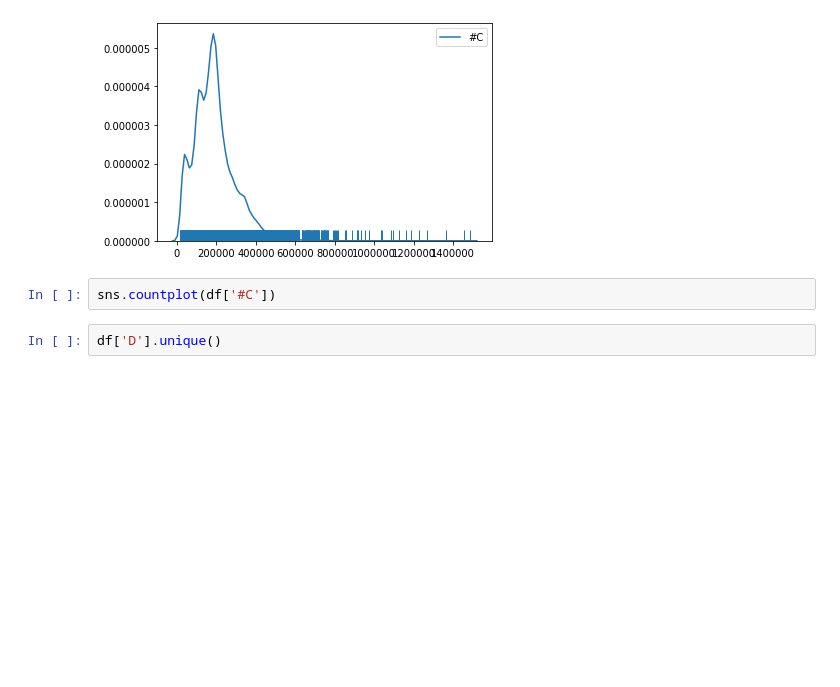
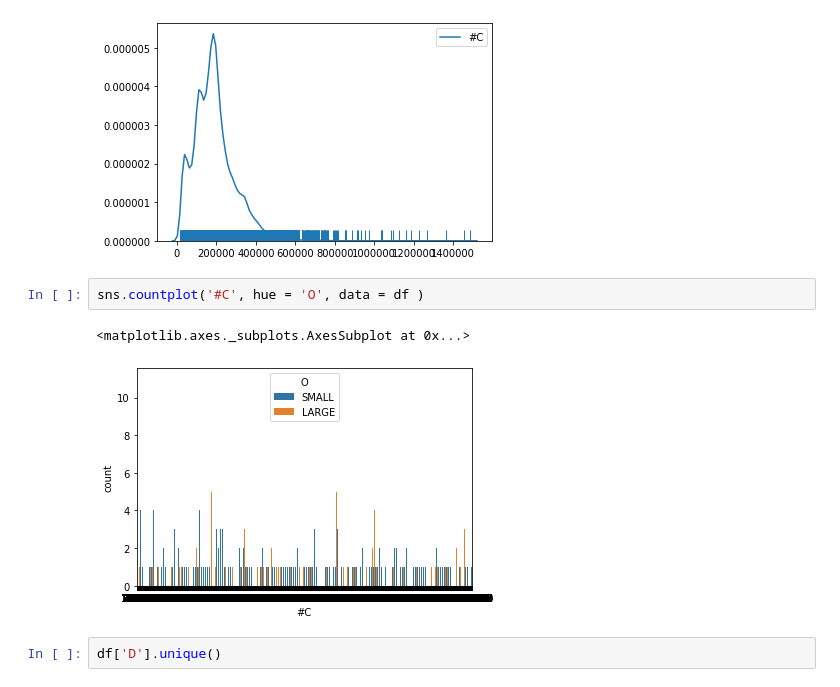
Before and after one commit to TheFarron/ISEe364FinalProject, a Jupyter notebook: intro.ipynb, the cells around one changed output. Saved outputs shown, nothing was run; the diff lists cells and outputs as text; blank space fills up the shorter version.

```diff
--- a/intro.ipynb
+++ b/intro.ipynb
@@ -89,7 +105,10 @@ sns.rugplot(df['#C'])
 <matplotlib.axes._subplots.AxesSubplot at 0x...>
 [figure]
 # %%
-sns.countplot(df['#C'])
+sns.countplot('#C', hue = 'O', data = df )
+# %% [output]
+<matplotlib.axes._subplots.AxesSubplot at 0x...>
+[figure, added]
 # %%
 df['D'].unique()
 # %% [output]
```
Also changed, not shown: parts of 43 cells of this notebook.
